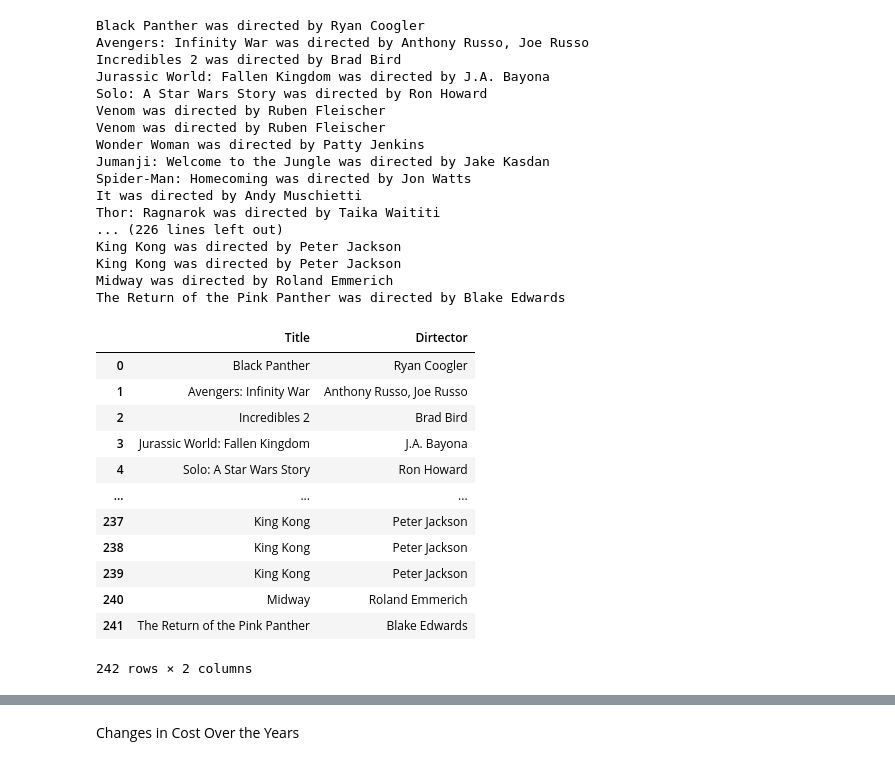
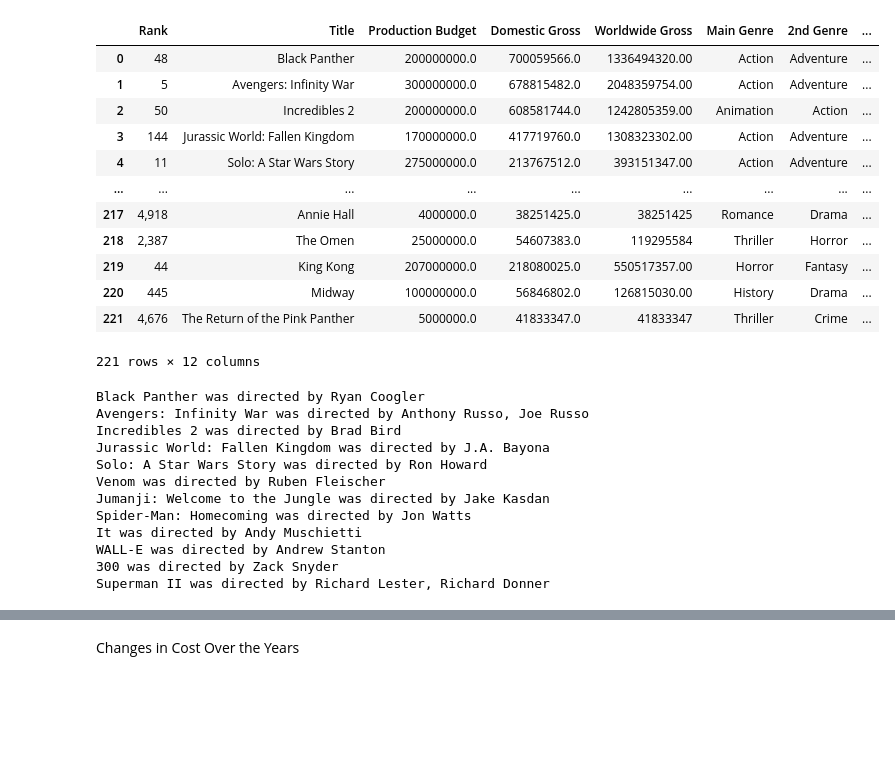
Before and after one commit to annied222/Project_1, a Jupyter notebook: movies.ipynb, the cells around one changed output, grey strips where cells are left out. Saved outputs shown, nothing was run; the diff lists cells and outputs as text; code cells hidden in the pictures; blank space fills up the shorter version.

```diff
--- a/movies.ipynb
+++ b/movies.ipynb
@@ -33,9 +68,30 @@ movies_df
+# %%
+#Merging all csv together
+csvmovies_df = pd.merge(budgetbuster_df,movieid_df, how= "left", on=["Title","Year"])
+csvmovies_df = csvmovies_df.drop_duplicates(subset=["Title","Year"],inplace= False)
+csvmovies_df.to_csv("datacreatedcsv/csvmovies.csv", index_label="Movie ID")
+csvmovies_df
+# %% [output]
+|  | Rank | Title | Production Budget | Domestic Gross | Worldwide Gross | Main Genre | 2nd Genre | ... |
+| 0 | 48 | Black Panther | 200000000.0 | 700059566.0 | 1336494320.00 | Action | Adventure | ... |
+| 1 | 5 | Avengers: Infinity War | 300000000.0 | 678815482.0 | 2048359754.00 | Action | Adventure | ... |
+| 2 | 50 | Incredibles 2 | 200000000.0 | 608581744.0 | 1242805359.00 | Animation | Action | ... |
+| 3 | 144 | Jurassic World: Fallen Kingdom | 170000000.0 | 417719760.0 | 1308323302.00 | Action | Adventure | ... |
+| 4 | 11 | Solo: A Star Wars Story | 275000000.0 | 213767512.0 | 393151347.00 | Action | Adventure | ... |
+| ... | ... | ... | ... | ... | ... | ... | ... | ... |
+| 217 | 4,918 | Annie Hall | 4000000.0 | 38251425.0 | 38251425 | Romance | Drama | ... |
+| 218 | 2,387 | The Omen | 25000000.0 | 54607383.0 | 119295584 | Thriller | Horror | ... |
+| 219 | 44 | King Kong | 207000000.0 | 218080025.0 | 550517357.00 | Horror | Fantasy | ... |
+| 220 | 445 | Midway | 100000000.0 | 56846802.0 | 126815030.00 | History | Drama | ... |
+| 221 | 4,676 | The Return of the Pink Panther | 5000000.0 | 41833347.0 | 41833347 | Thriller | Crime | ... |
+221 rows × 12 columns
 # %%
 #Retrieving Data from OMDb
-#Adding director and actors
-title= movies_df["Title"].tolist()
+#Adding director based on title with null IMDb ID
+NaNid_df = csvmovies_df[csvmovies_df["IMDb ID"].isnull()]
+title =NaNid_df["Title"].tolist()
 url = "http://www.omdbapi.com/?apikey=" + api_key + "&t="
-response = []
+title_response = []
 
 for movie in title:
     movie_data = requests.get(url + movie).json()
@@ -46,7 +102,7 @@ for movie in title:
         diretors = "N/A"
 
 
-    response.append({ "Title":movie,
+    title_response.append({ "Title":movie,
                     "Director": directors})
 
     print(f"{movie} was directed by {directors}")
@@ -57,32 +113,9 @@ Incredibles 2 was directed by Brad Bird
 Jurassic World: Fallen Kingdom was directed by J.A. Bayona
 Solo: A Star Wars Story was directed by Ron Howard
 Venom was directed by Ruben Fleischer
-Venom was directed by Ruben Fleischer
-Wonder Woman was directed by Patty Jenkins
 Jumanji: Welcome to the Jungle was directed by Jake Kasdan
 Spider-Man: Homecoming was directed by Jon Watts
 It was directed by Andy Muschietti
-Thor: Ragnarok was directed by Taika Waititi
-... (226 lines left out)
-King Kong was directed by Peter Jackson
-King Kong was directed by Peter Jackson
-Midway was directed by Roland Emmerich
-The Return of the Pink Panther was directed by Blake Edwards
+WALL-E was directed by Andrew Stanton
+300 was directed by Zack Snyder
+Superman II was directed by Richard Lester, Richard Donner
-# %%
-director_df = pd.DataFrame(response)
-director_df.to_csv("data/director.csv", index_label="Movie ID")
-director_df
-# %% [output]
-|  | Title | Dirtector |
-| 0 | Black Panther | Ryan Coogler |
-| 1 | Avengers: Infinity War | Anthony Russo, Joe Russo |
-| 2 | Incredibles 2 | Brad Bird |
-| 3 | Jurassic World: Fallen Kingdom | J.A. Bayona |
-| 4 | Solo: A Star Wars Story | Ron Howard |
-| ... | ... | ... |
-| 237 | King Kong | Peter Jackson |
-| 238 | King Kong | Peter Jackson |
-| 239 | King Kong | Peter Jackson |
-| 240 | Midway | Roland Emmerich |
-| 241 | The Return of the Pink Panther | Blake Edwards |
-242 rows × 2 columns
```
Also changed, not shown: parts of 7 cells of this notebook, 6 other files.
